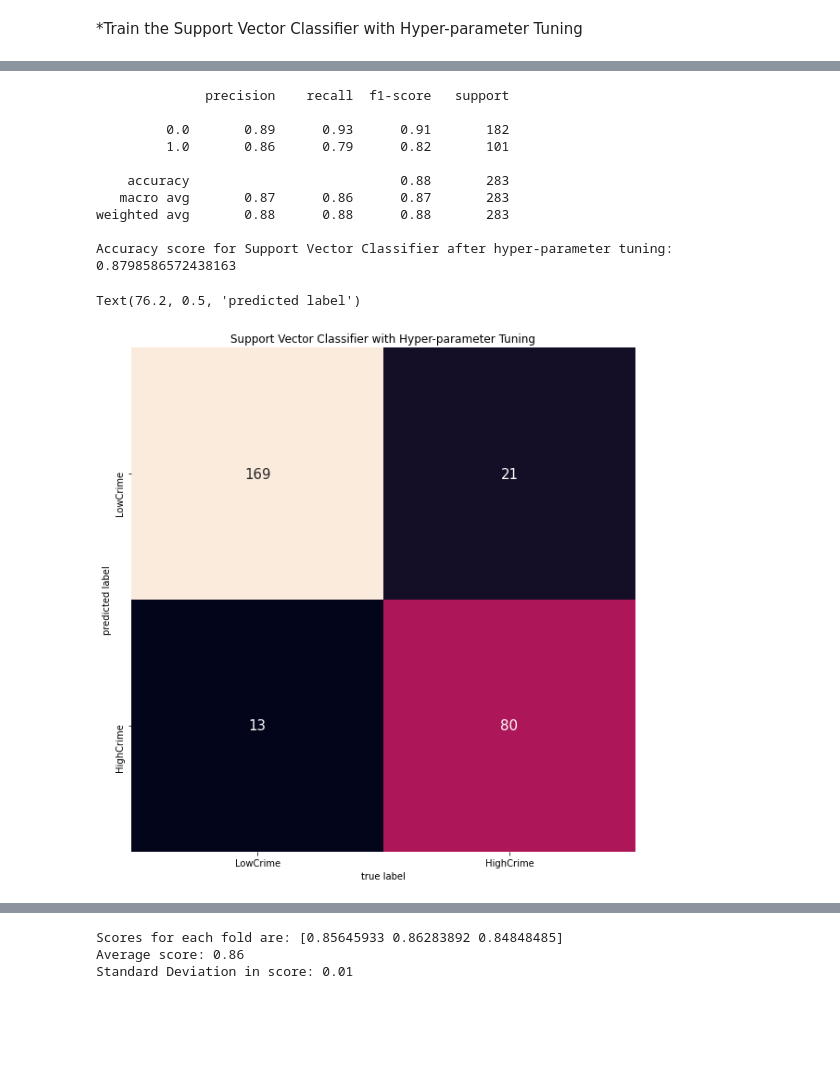
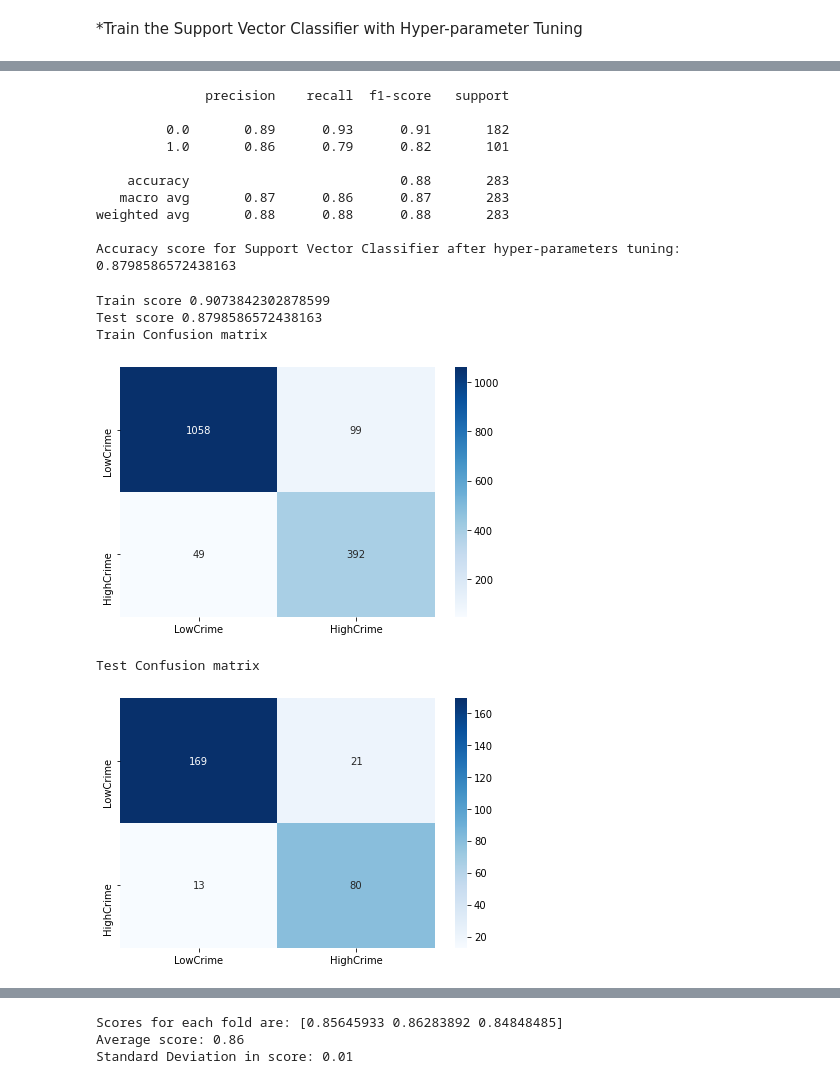
Before and after one commit to blueriver212/Crime_Prediction_ML, a Jupyter notebook: IB_FINAL.ipynb, the cells around one changed output, grey strips where cells are left out. Saved outputs shown, nothing was run; the diff lists cells and outputs as text; code cells hidden in the pictures; blank space fills up the shorter version.

```diff
--- a/IB_FINAL.ipynb
+++ b/IB_FINAL.ipynb
@@ -150,9 +165,11 @@ SVC(C=1, gamma=1)
 # %%
-grid_SVC_predictions = grid_SVC.predict(x_test)
+best_SVC = SVC(C=1, gamma=1)
+best_SVC.fit(x_train, y_train)
+best_SVC_predictions = best_SVC.predict(x_test)
 
 # print classification report
-print(classification_report(y_test, grid_SVC_predictions))
-print('Accuracy score for Support Vector Classifier after hyper-parameter tuning:',accuracy_score(y_test, grid_SVC_predictions))
+print(classification_report(y_test, best_SVC_predictions))
+print('Accuracy score for Support Vector Classifier after hyper-parameters tuning:',accuracy_score(y_test, best_SVC_predictions))
 # %% [output]
               precision    recall  f1-score   support
 
@@ -163,16 +180,30 @@ print('Accuracy score for Support Vector Classifier after hyper-parameter tuning
    macro avg       0.87      0.86      0.87       283
 weighted avg       0.88      0.88      0.88       283
 
-Accuracy score for Support Vector Classifier after hyper-parameter tuning: 0.8798586572438163
+Accuracy score for Support Vector Classifier after hyper-parameters tuning: 0.8798586572438163
-# %%
-mat = confusion_matrix(y_test, grid_SVC_predictions)
-
-fig, ax = plt.subplots(figsize=(10, 10))
-sns.heatmap(mat.T, square=True, annot=True, fmt='d', cbar=False,xticklabels=classes, yticklabels=classes, ax=ax, annot_kws={"fontsize":15})
-plt.title('Support Vector Classifier with Hyper-parameter Tuning')
-plt.xlabel('true label')
-plt.ylabel('predicted label')
-# %% [output]
-Text(76.2, 0.5, 'predicted label')
-[figure, removed]
+# %%
+def plot_confusionmatrix(train_pred, train, dom):
+    print(f'{dom} Confusion matrix')
+    cf = confusion_matrix(train_pred,train)
+    sns.heatmap(cf,annot=True,yticklabels=classes
+               ,xticklabels=classes,cmap='Blues', fmt='g')
+    plt.tight_layout()
+    plt.show()
+
+model = best_SVC
+model.fit(x_train,y_train)
+y_train_pred = model.predict(x_train)
+y_test_pred = model.predict(x_test)
+
+print(f'Train score {accuracy_score(y_train_pred,y_train)}')
+print(f'Test score {accuracy_score(y_test_pred,y_test)}')
+plot_confusionmatrix(y_train_pred,y_train,dom='Train')
+plot_confusionmatrix(y_test_pred,y_test,dom='Test')
+# %% [output]
+Train score 0.9073842302878599
+Test score 0.8798586572438163
+Train Confusion matrix
+[figure, added]
+Test Confusion matrix
+[figure, added]
 # %%
```
Also changed, not shown: parts of 6 cells of this notebook.
